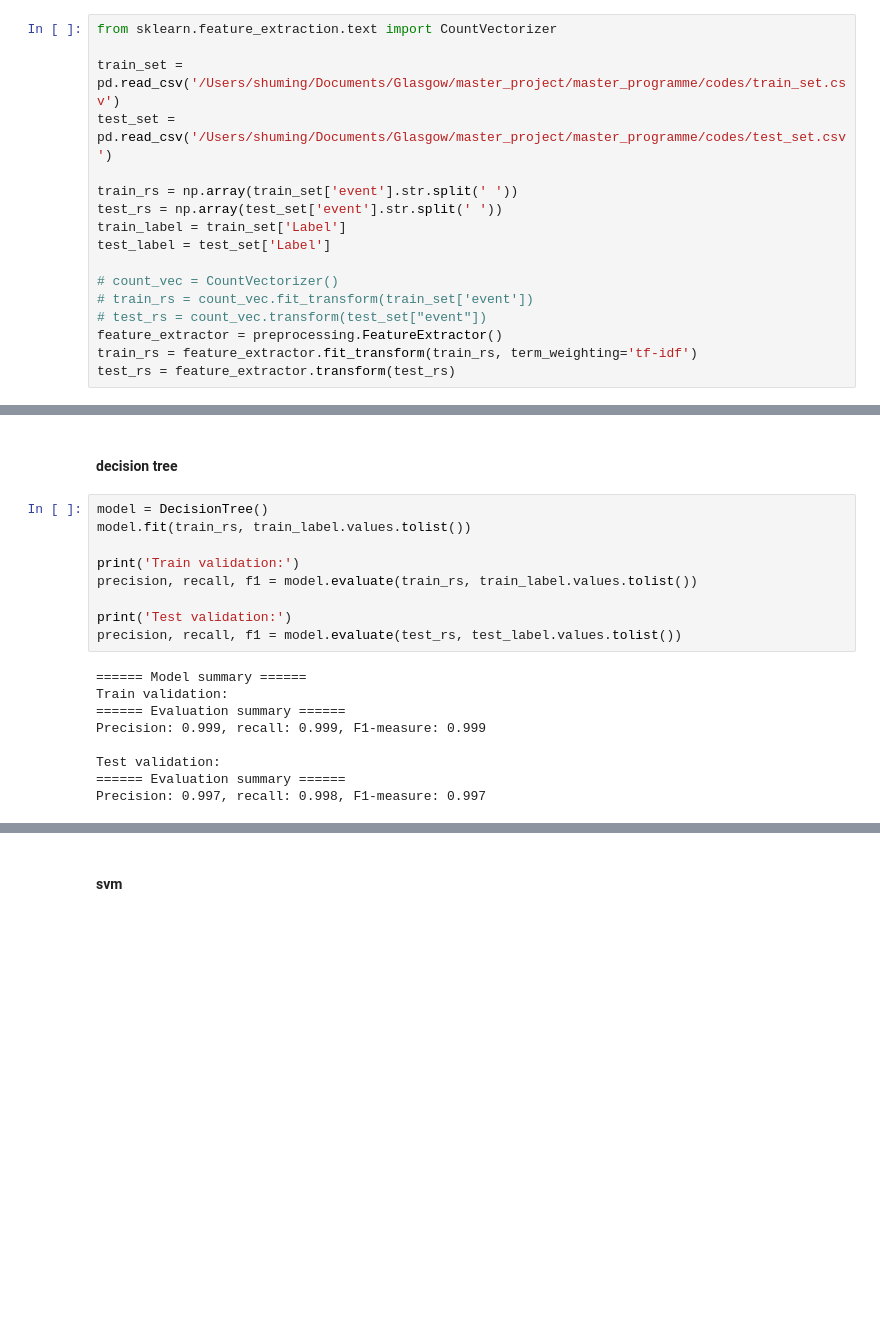
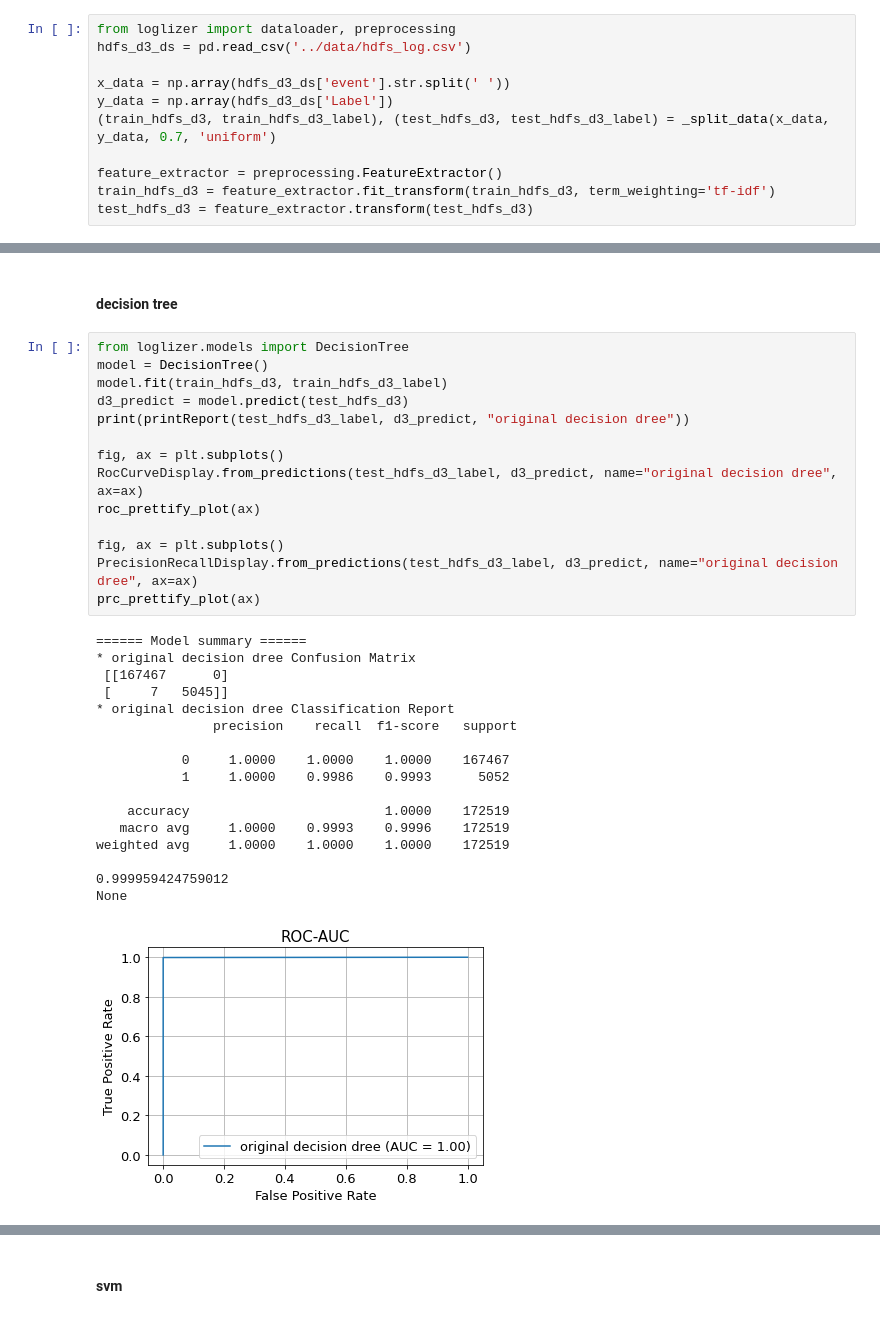
Before and after one commit to shuming1990/logparser, a Jupyter notebook: master_project/anomaly_detection.ipynb, the cells around one changed output, grey strips where cells are left out. Saved outputs shown, nothing was run; the diff lists cells and outputs as text; blank space fills up the shorter version.

```diff
--- a/master_project/anomaly_detection.ipynb
+++ b/master_project/anomaly_detection.ipynb
@@ -221,21 +223,15 @@ None
 # %% [markdown]
 ### Use Drain3 as Log Parser
 # %%
-from sklearn.feature_extraction.text import CountVectorizer
+from loglizer import dataloader, preprocessing
+hdfs_d3_ds = pd.read_csv('../data/hdfs_log.csv')
 
-train_set = pd.read_csv('/Users/shuming/Documents/Glasgow/master_project/master_programme/codes/train_set.csv')
-test_set = pd.read_csv('/Users/shuming/Documents/Glasgow/master_project/master_programme/codes/test_set.csv')
+x_data = np.array(hdfs_d3_ds['event'].str.split(' '))
+y_data = np.array(hdfs_d3_ds['Label'])
+(train_hdfs_d3, train_hdfs_d3_label), (test_hdfs_d3, test_hdfs_d3_label) = _split_data(x_data, y_data, 0.7, 'uniform')
 
-train_rs = np.array(train_set['event'].str.split(' '))
-test_rs = np.array(test_set['event'].str.split(' '))
-train_label = train_set['Label']
-test_label = test_set['Label']
-
-# count_vec = CountVectorizer()
-# train_rs = count_vec.fit_transform(train_set['event'])
-# test_rs = count_vec.transform(test_set["event"])
 feature_extractor = preprocessing.FeatureExtractor()
-train_rs = feature_extractor.fit_transform(train_rs, term_weighting='tf-idf')
-test_rs = feature_extractor.transform(test_rs)
+train_hdfs_d3 = feature_extractor.fit_transform(train_hdfs_d3, term_weighting='tf-idf')
+test_hdfs_d3 = feature_extractor.transform(test_hdfs_d3)
 # %% [output]
 ====== Transformed train data summary ======
@@ -246,20 +242,34 @@ Test data shape: 143765-by-53
 # %% [markdown]
 #### decision tree
 # %%
+from loglizer.models import DecisionTree
 model = DecisionTree()
-model.fit(train_rs, train_label.values.tolist())
+model.fit(train_hdfs_d3, train_hdfs_d3_label)
+d3_predict = model.predict(test_hdfs_d3)
+print(printReport(test_hdfs_d3_label, d3_predict, "original decision dree"))
 
-print('Train validation:')
-precision, recall, f1 = model.evaluate(train_rs, train_label.values.tolist())
+fig, ax = plt.subplots()
+RocCurveDisplay.from_predictions(test_hdfs_d3_label, d3_predict, name="original decision dree", ax=ax)
+roc_prettify_plot(ax)
 
-print('Test validation:')
-precision, recall, f1 = model.evaluate(test_rs, test_label.values.tolist())
+fig, ax = plt.subplots()
+PrecisionRecallDisplay.from_predictions(test_hdfs_d3_label, d3_predict, name="original decision dree", ax=ax)
+prc_prettify_plot(ax)
 # %% [output]
 ====== Model summary ======
-Train validation:
-====== Evaluation summary ======
-Precision: 0.999, recall: 0.999, F1-measure: 0.999
+* original decision dree Confusion Matrix
+ [[167467      0]
+ [     7   5045]]
+* original decision dree Classification Report
+               precision    recall  f1-score   support
 
-Test validation:
-====== Evaluation summary ======
-Precision: 0.997, recall: 0.998, F1-measure: 0.997
+           0     1.0000    1.0000    1.0000    167467
+           1     1.0000    0.9986    0.9993      5052
+
+    accuracy                         1.0000    172519
+   macro avg     1.0000    0.9993    0.9996    172519
+weighted avg     1.0000    1.0000    1.0000    172519
+
+0.999959424759012
+None
+[figure, added]
```
Also changed, not shown: parts of 6 cells of this notebook, 2 other files.
